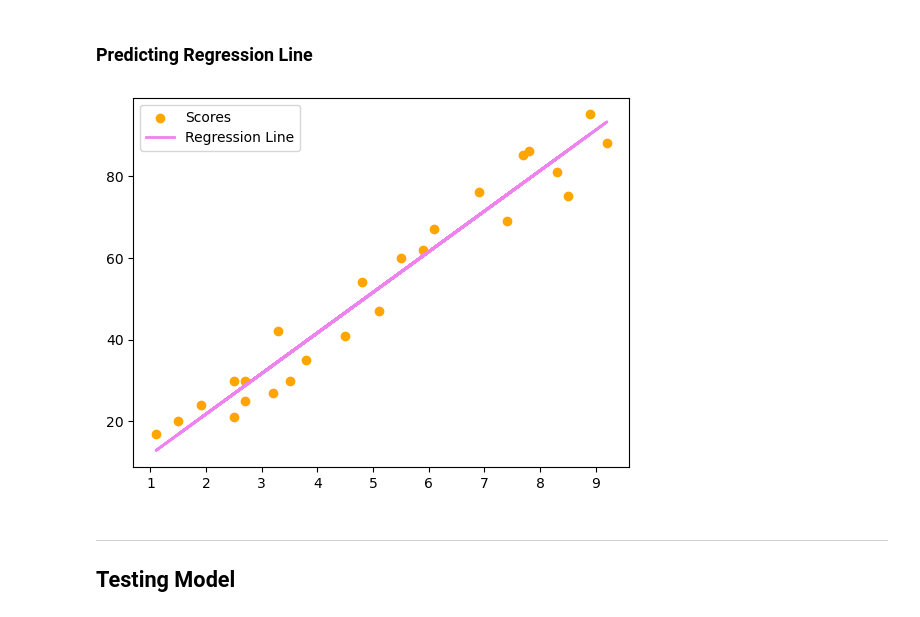
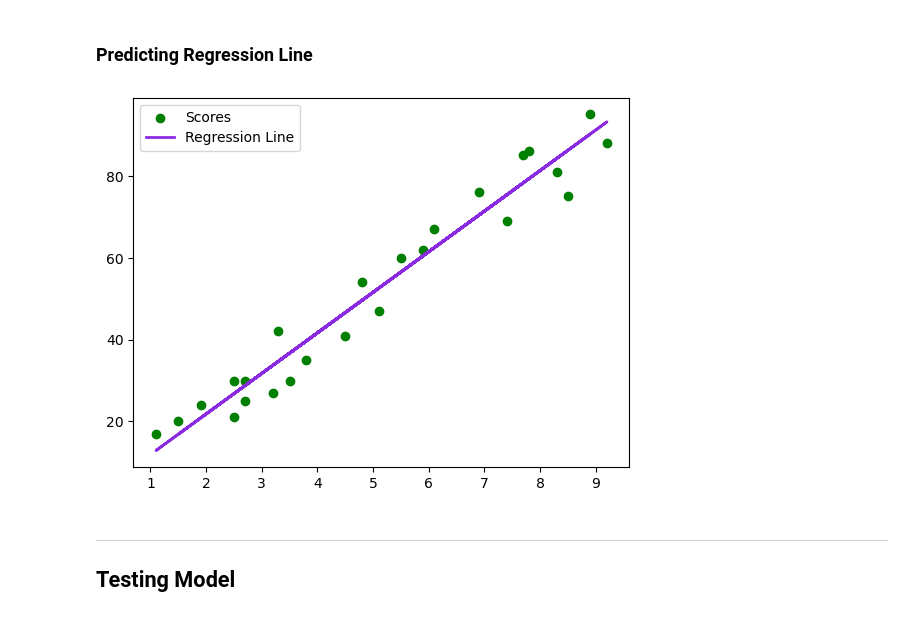
Before and after one commit to Nandhakumarsj/Data-Analysis-Internship, a Jupyter notebook: Supervised_Learning.ipynb, the cells around one changed output. Saved outputs shown, nothing was run; the diff lists cells and outputs as text; code cells hidden in the pictures.

```diff
--- a/Supervised_Learning.ipynb
+++ b/Supervised_Learning.ipynb
@@ -23,7 +23,7 @@ import matplotlib.pyplot as plt
 # %% [markdown]
 ## Loading Dataset
 # %%
-data = pd.read_csv(r'C:\Users\Lenovo\Desktop\Data Analysis Internship\Datasets\student_scores.csv')
+data = pd.read_csv(r'./Datasets/student_scores.csv')
 print("size:",data.size,"; shape",data.shape)
 data.head(10)
 # %% [output]
@@ -68,12 +68,12 @@ Training Completed ✔
 ### Predicting Regression Line
 # %%
 y_line = lin_regressor.coef_ * X + lin_regressor.intercept_
-plt.scatter(X, y, c="orange", label="Scores")
-plt.plot(X, y_line, c="violet", linewidth=2, label="Regression Line")
+plt.scatter(X, y, marker='o', c='green', label="Scores")
+plt.plot(X.values, y_line, c="blueviolet", linewidth=2, label="Regression Line")
 plt.legend()
 plt.show()
 # %% [output]
-[figure, old version]
+[figure, new version]
 # %% [markdown]
 ---
 ## Testing Model
```
Also changed, not shown: parts of 4 cells of this notebook.
